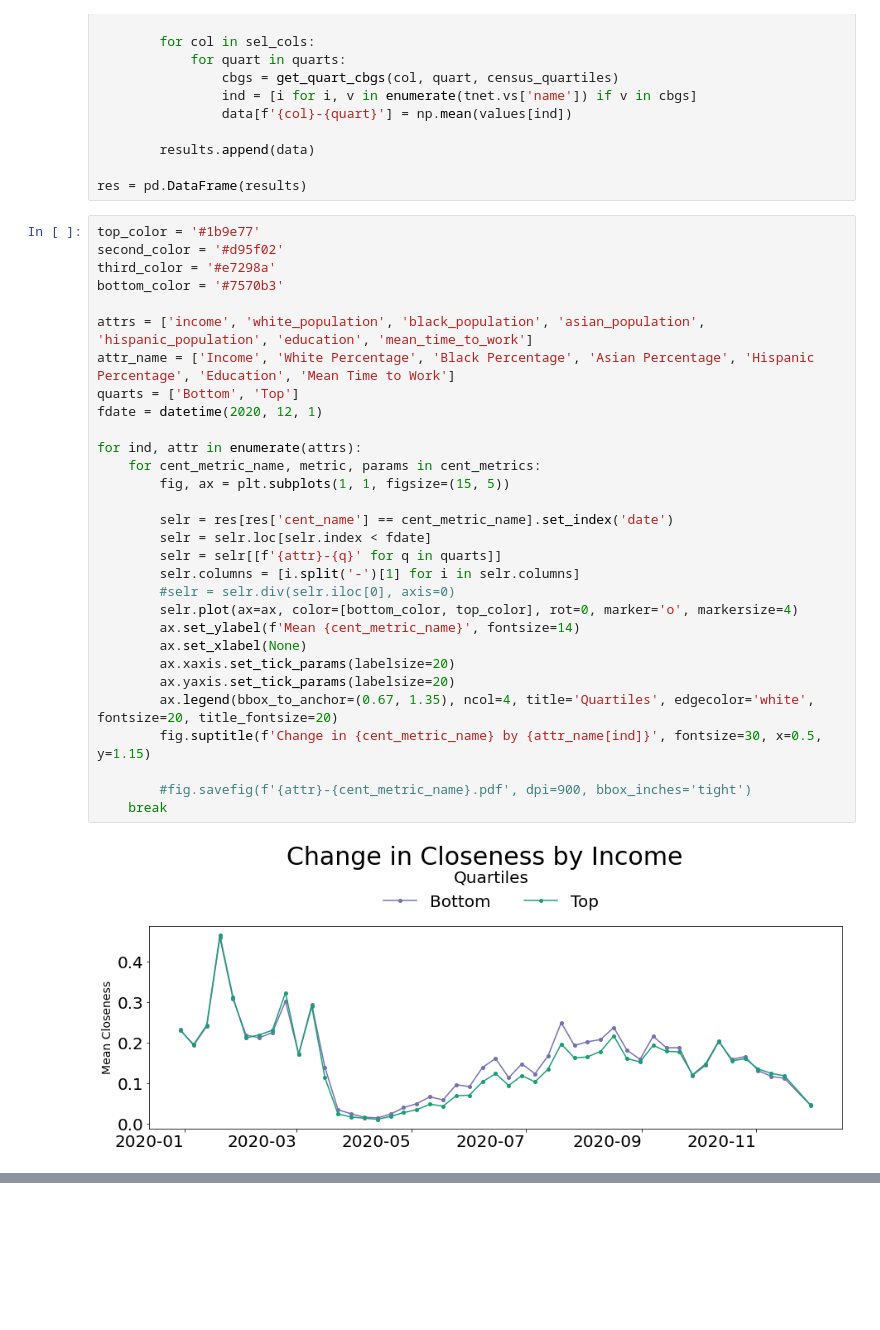
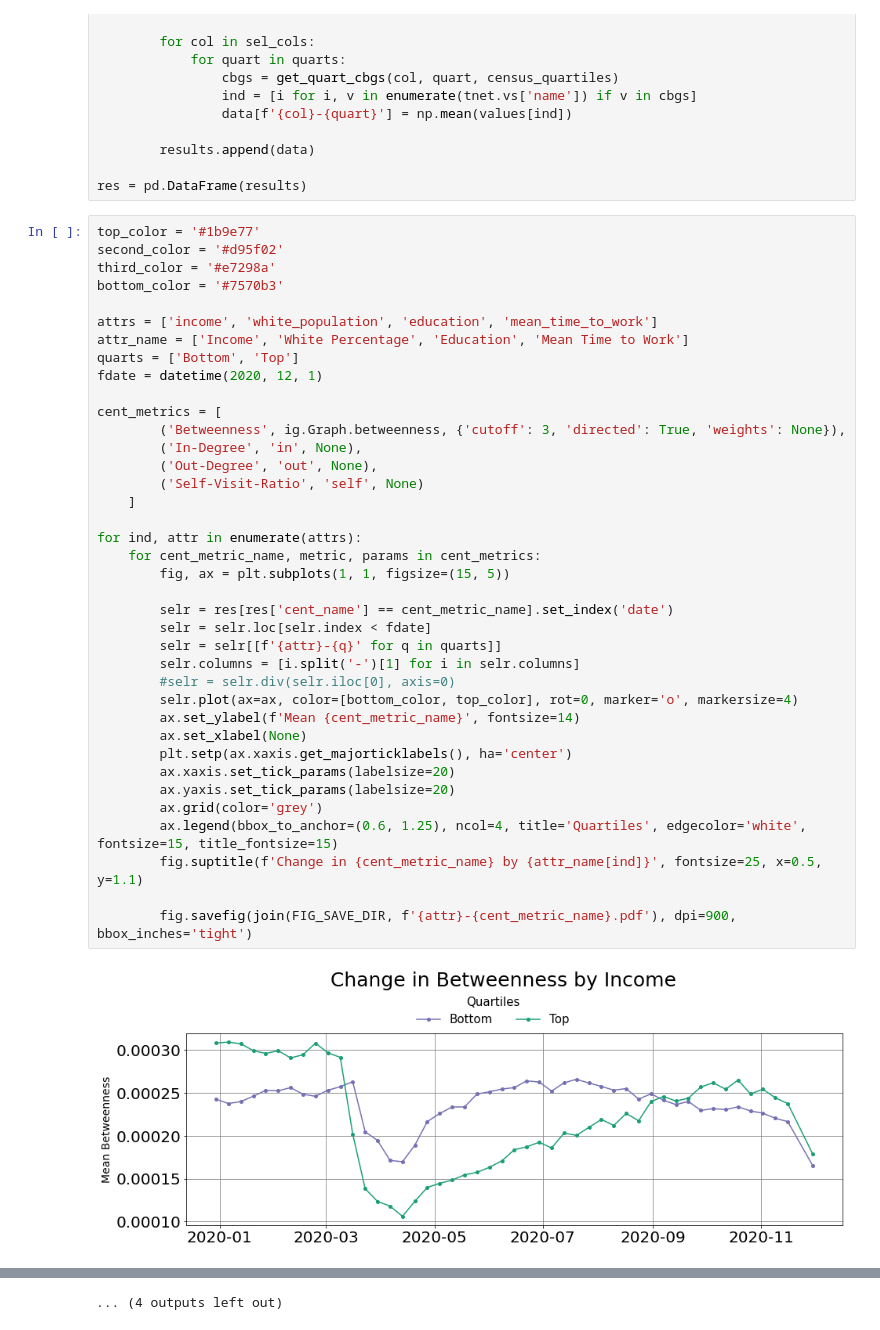
Before and after one commit to hasanalpboz/safegraph-covid19-mobility, a Jupyter notebook: scripts/notebooks/cent-change.ipynb, the cells around one changed output, grey strips where cells are left out. Cells and saved outputs as stored; diff of their text form; blank space fills up the shorter version.

Commit message:
cent fig updates

```diff
--- a/scripts/notebooks/cent-change.ipynb
+++ b/scripts/notebooks/cent-change.ipynb
@@ -147,32 +147,40 @@ res = pd.DataFrame(results)
 # %%
 top_color = '#1b9e77'
 second_color = '#d95f02'
 third_color = '#e7298a'
 bottom_color = '#7570b3'
 
-attrs = ['income', 'white_population', 'black_population', 'asian_population', 'hispanic_population', 'education', 'mean_time_to_work']
-attr_name = ['Income', 'White Percentage', 'Black Percentage', 'Asian Percentage', 'Hispanic Percentage', 'Education', 'Mean Time to Work']
+attrs = ['income', 'white_population', 'education', 'mean_time_to_work']
+attr_name = ['Income', 'White Percentage', 'Education', 'Mean Time to Work']
 quarts = ['Bottom', 'Top']
 fdate = datetime(2020, 12, 1)
+
+cent_metrics = [
+        ('Betweenness', ig.Graph.betweenness, {'cutoff': 3, 'directed': True, 'weights': None}),
+        ('In-Degree', 'in', None),
+        ('Out-Degree', 'out', None),
+        ('Self-Visit-Ratio', 'self', None)
+    ]
 
 for ind, attr in enumerate(attrs):
     for cent_metric_name, metric, params in cent_metrics:
         fig, ax = plt.subplots(1, 1, figsize=(15, 5))
 
         selr = res[res['cent_name'] == cent_metric_name].set_index('date')
         selr = selr.loc[selr.index < fdate]
         selr = selr[[f'{attr}-{q}' for q in quarts]]
         selr.columns = [i.split('-')[1] for i in selr.columns]
         #selr = selr.div(selr.iloc[0], axis=0)
         selr.plot(ax=ax, color=[bottom_color, top_color], rot=0, marker='o', markersize=4)
         ax.set_ylabel(f'Mean {cent_metric_name}', fontsize=14)
         ax.set_xlabel(None)
+        plt.setp(ax.xaxis.get_majorticklabels(), ha='center')
         ax.xaxis.set_tick_params(labelsize=20)
         ax.yaxis.set_tick_params(labelsize=20)
-        ax.legend(bbox_to_anchor=(0.67, 1.35), ncol=4, title='Quartiles', edgecolor='white', fontsize=20, title_fontsize=20)
-        fig.suptitle(f'Change in {cent_metric_name} by {attr_name[ind]}', fontsize=30, x=0.5, y=1.15)
+        ax.grid(color='grey')
+        ax.legend(bbox_to_anchor=(0.6, 1.25), ncol=4, title='Quartiles', edgecolor='white', fontsize=15, title_fontsize=15)
+        fig.suptitle(f'Change in {cent_metric_name} by {attr_name[ind]}', fontsize=25, x=0.5, y=1.1)
 
-        #fig.savefig(f'{attr}-{cent_metric_name}.pdf', dpi=900, bbox_inches='tight')
-    break
+        fig.savefig(join(FIG_SAVE_DIR, f'{attr}-{cent_metric_name}.pdf'), dpi=900, bbox_inches='tight')
 # %% [output]
-[figure, old version]
+[figure, new version]
@@ -184,0 +198 @@ for ind, attr in enumerate(attrs):
+... (4 outputs left out)
```
Also changed, not shown: parts of 1 cell of this notebook, 25 other files.
